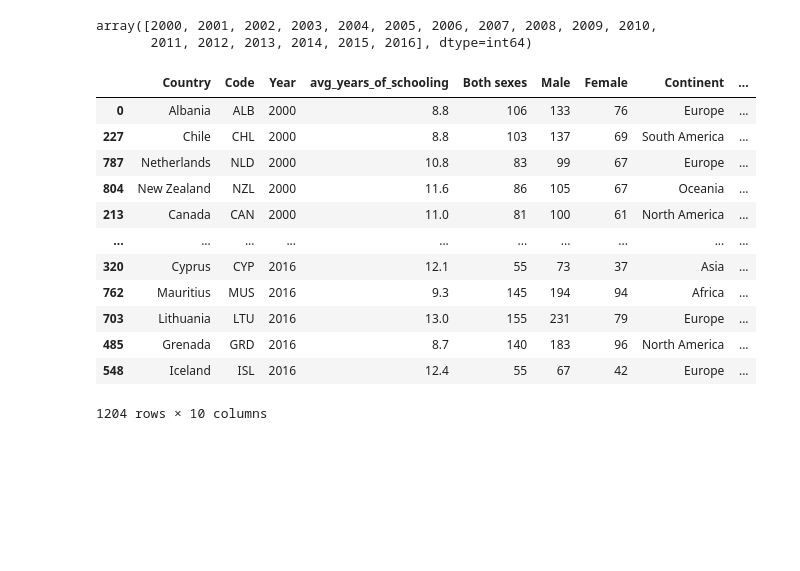
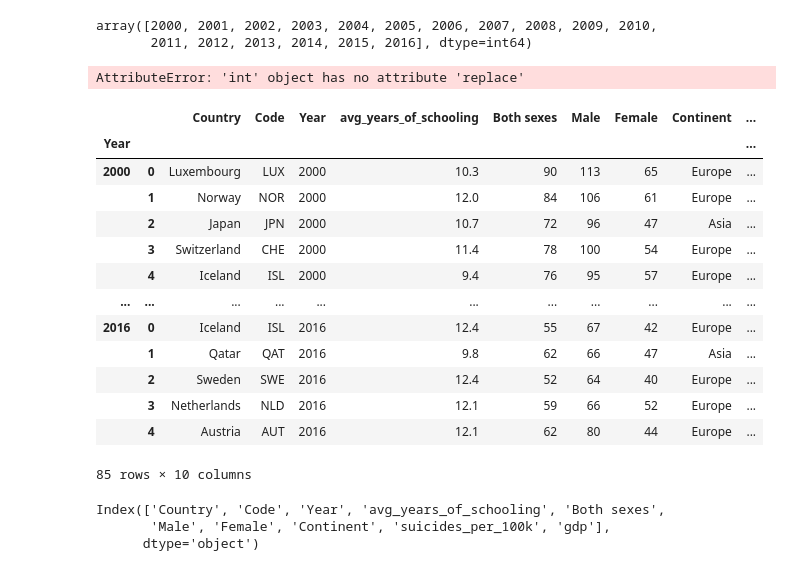
Before and after one commit to oludovisi/DSF_Final, a Jupyter notebook: DSF_Final_Project.ipynb, the cells around one changed output. Drawn from its saved outputs; the diff is of its cells as text; code cells hidden in the pictures; blank space fills up the shorter version.

```diff
--- a/DSF_Final_Project.ipynb
+++ b/DSF_Final_Project.ipynb
@@ -286,19 +295,32 @@ import plotly.express as px
 px.scatter(final_df_2, x='avg_years_of_schooling', y='suicides_per_100k',
            size='Both sexes', size_max=30, color='Continent', animation_frame="Year", animation_group="Country",
            template='simple_white', width=1000, height=700,hover_name='Country')
+# %%
+final_df_2['gdp'] = [x.replace(',','') for x in final_df_2['gdp']]
+final_df_2
+# %% [output]
+AttributeError: 'int' object has no attribute 'replace'
+# %%
+top_gdp = final_df_2.groupby('Year').apply(lambda x : x.sort_values(by = 'gdp', ascending = False).head(5).reset_index(drop = True))
+top_gdp
+# %% [output]
+|  |  | Country | Code | Year | avg_years_of_schooling | Both sexes | Male | Female | Continent | ... |
+| Year |  |  |  |  |  |  |  |  |  | ... |
+| 2000 | 0 | Luxembourg | LUX | 2000 | 10.3 | 90 | 113 | 65 | Europe | ... |
+|  | 1 | Norway | NOR | 2000 | 12.0 | 84 | 106 | 61 | Europe | ... |
+|  | 2 | Japan | JPN | 2000 | 10.7 | 72 | 96 | 47 | Asia | ... |
+|  | 3 | Switzerland | CHE | 2000 | 11.4 | 78 | 100 | 54 | Europe | ... |
+|  | 4 | Iceland | ISL | 2000 | 9.4 | 76 | 95 | 57 | Europe | ... |
+| ... | ... | ... | ... | ... | ... | ... | ... | ... | ... | ... |
+| 2016 | 0 | Iceland | ISL | 2016 | 12.4 | 55 | 67 | 42 | Europe | ... |
+|  | 1 | Qatar | QAT | 2016 | 9.8 | 62 | 66 | 47 | Asia | ... |
+|  | 2 | Sweden | SWE | 2016 | 12.4 | 52 | 64 | 40 | Europe | ... |
+|  | 3 | Netherlands | NLD | 2016 | 12.1 | 59 | 66 | 52 | Europe | ... |
+|  | 4 | Austria | AUT | 2016 | 12.1 | 62 | 80 | 44 | Europe | ... |
+85 rows × 10 columns
 # %%
-final_df_2
+final_df_2.columns
 # %% [output]
-|  | Country | Code | Year | avg_years_of_schooling | Both sexes | Male | Female | Continent | ... |
-| 0 | Albania | ALB | 2000 | 8.8 | 106 | 133 | 76 | Europe | ... |
-| 227 | Chile | CHL | 2000 | 8.8 | 103 | 137 | 69 | South America | ... |
-| 787 | Netherlands | NLD | 2000 | 10.8 | 83 | 99 | 67 | Europe | ... |
-| 804 | New Zealand | NZL | 2000 | 11.6 | 86 | 105 | 67 | Oceania | ... |
-| 213 | Canada | CAN | 2000 | 11.0 | 81 | 100 | 61 | North America | ... |
-| ... | ... | ... | ... | ... | ... | ... | ... | ... | ... |
-| 320 | Cyprus | CYP | 2016 | 12.1 | 55 | 73 | 37 | Asia | ... |
-| 762 | Mauritius | MUS | 2016 | 9.3 | 145 | 194 | 94 | Africa | ... |
-| 703 | Lithuania | LTU | 2016 | 13.0 | 155 | 231 | 79 | Europe | ... |
-| 485 | Grenada | GRD | 2016 | 8.7 | 140 | 183 | 96 | North America | ... |
-| 548 | Iceland | ISL | 2016 | 12.4 | 55 | 67 | 42 | Europe | ... |
-1204 rows × 10 columns
+Index(['Country', 'Code', 'Year', 'avg_years_of_schooling', 'Both sexes',
+       'Male', 'Female', 'Continent', 'suicides_per_100k', 'gdp'],
+      dtype='object')
```
Also changed, not shown: parts of 5 cells of this notebook, 2 other files.
